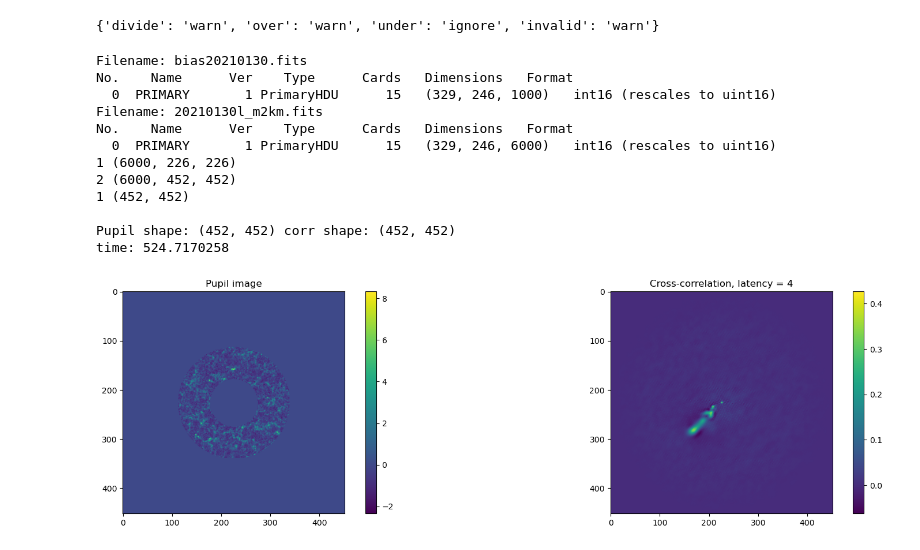
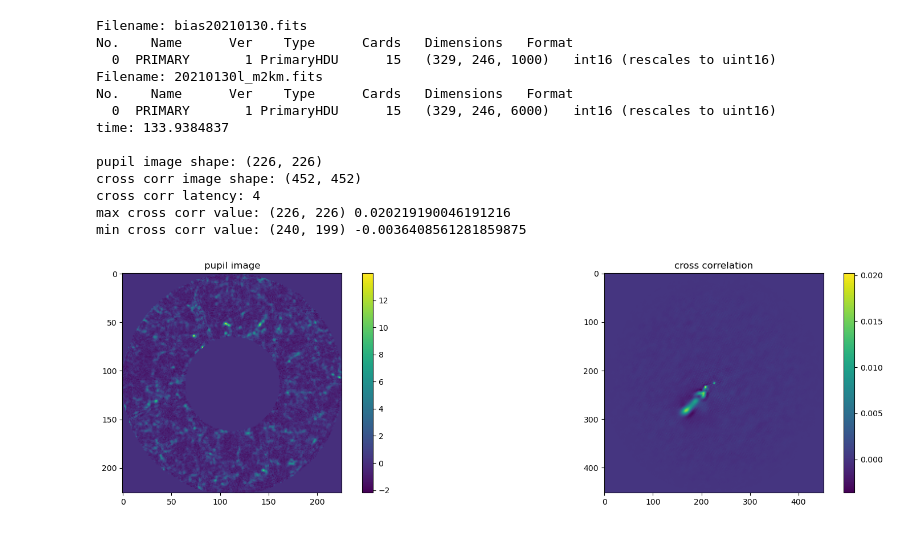
Before and after one commit to AntonMate/domecam, a Jupyter notebook: draft.ipynb, the cells around one changed output. Drawn from its saved outputs; the diff is of its cells as text; code cells hidden in the pictures.

```diff
--- a/draft.ipynb
+++ b/draft.ipynb
@@ -7,11 +7,7 @@ import os
 from astropy.io import fits
 from skimage.filters import threshold_otsu
 from scipy.ndimage import shift
-from scipy.optimize import curve_fit
-
-np.seterr(all="ignore")
+from scipy.signal import correlate
-# %% [output]
-{'divide': 'warn', 'over': 'warn', 'under': 'ignore', 'invalid': 'warn'}
 # %%
 '''Help
 
@@ -257,23 +232,42 @@ def pupil_cc(file, file_bias=None, pupil_diameter=None, corr_latency=None, metho
 # %%
-'''Inputs'''
+file = '20210130l_m2km.fits'  # 'lol_m2km.fits'
+# file = 'lol_m2km.fits'  # 'lol_m2km.fits'
+file_bias = 'bias20210130.fits'
+resp_f = np.loadtxt('C:/astro/domecam/resp_f.gz')
 
-file = '20210130l_m2km.fits'      # файл с объектом
-file_bias = 'bias20210130.fits'   # файл с кадром смещения, bias
-corr_latency = 4                  # задержка в кросс-корреляции, [кол-во кадров]
-pupil_diameter = 2.5              # диаметр телескопа, [м]
+latency = 4
+pupil_diameter = 2.5
 
-df, data_corr = pupil_cc(file, file_bias=file_bias, pupil_diameter=pupil_diameter, corr_latency=corr_latency, method='new')
+frame, data_corr, sec_per_frame = run(file, file_bias=file_bias, latency=latency)
+
+fig, (ax, ax2) = plt.subplots(1, 2, figsize=(20, 5))
+
+fig.colorbar(ax.imshow(frame), ax = ax)
+ax.set_title(f'pupil image')
+
+fig.colorbar(ax2.imshow(data_corr), ax = ax2)
+ax2.set_title(f'cross correlation')
+
+np.savetxt(f'C:/astro/domecam/data_corr{latency}.gz', data_corr)
+np.savetxt('C:/astro/domecam/frame.gz', frame)
+print('')
+print('pupil image shape:', frame.shape)
+print('cross corr image shape:', data_corr.shape)
+print('cross corr latency:', latency)
+print('max cross corr value:', np.unravel_index(np.argmax(data_corr), data_corr.shape), np.max(data_corr))
+print('min cross corr value:', np.unravel_index(np.argmin(data_corr), data_corr.shape), np.min(data_corr))
 # %% [output]
 Filename: bias20210130.fits
 No.    Name      Ver    Type      Cards   Dimensions   Format
   0  PRIMARY       1 PrimaryHDU      15   (329, 246, 1000)   int16 (rescales to uint16)
 Filename: 20210130l_m2km.fits
 No.    Name      Ver    Type      Cards   Dimensions   Format
   0  PRIMARY       1 PrimaryHDU      15   (329, 246, 6000)   int16 (rescales to uint16)
-1 (6000, 226, 226)
-2 (6000, 452, 452)
-1 (452, 452)
+time: 133.9384837
 
-Pupil shape: (452, 452) corr shape: (452, 452)
-time: 524.7170258
+pupil image shape: (226, 226)
+cross corr image shape: (452, 452)
+cross corr latency: 4
+max cross corr value: (226, 226) 0.020219190046191216
+min cross corr value: (240, 199) -0.0036408561281859875
-[figure, old version]
+[figure, new version]
```
Also changed, not shown: parts of 5 cells of this notebook.
